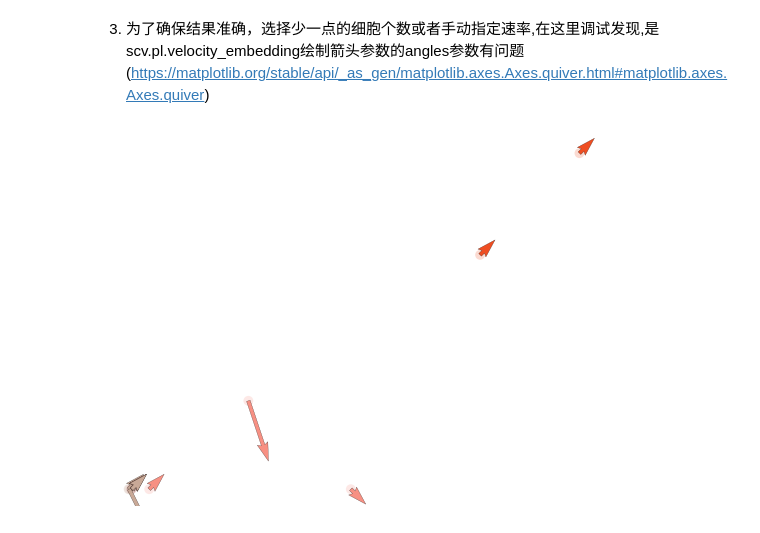
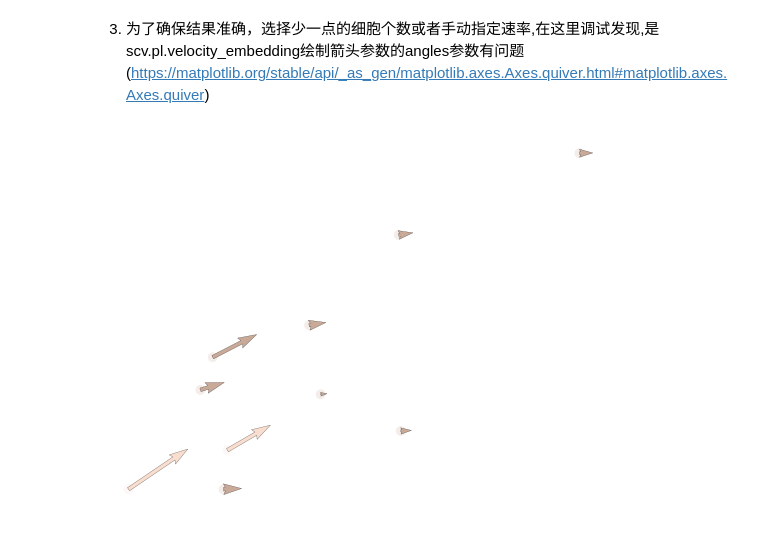
Before and after one commit to HuangDDU/velovgi_workstation, a Jupyter notebook: notebook/local_pc/23_04_25_07_erythroid_lineage_下游分析3_转录爆发基因的单个速率基因查看.ipynb, the cells around one changed output. Cells and saved outputs as stored; diff of their text form; code cells hidden in the pictures.

```diff
--- a/notebook/local_pc/23_04_25_07_erythroid_lineage_下游分析3_转录爆发基因的单个速率基因查看.ipynb
+++ b/notebook/local_pc/23_04_25_07_erythroid_lineage_下游分析3_转录爆发基因的单个速率基因查看.ipynb
@@ -11,7 +14,8 @@ import velovgi
 ## 1. 读取结果
 # %%
 # adata_dir = "tmp/erythroid_lineage/adata"
-adata_dir = "tmp/erythroid_lineage2/adata"
+# adata_dir = "tmp/erythroid_lineage2/adata"
+adata_dir = "tmp/erythroid_lineage_cluster/adata"
 adata = velovgi.tl.read_adata(adata_dir)
 batch_key = "stage"
 cluster_key = "celltype"
@@ -59,5 +66,5 @@ gene_list = ["Hba-x", "Hbb-y"]
 # %%
-if type(adata.layers["velocity_u"]) != adata.layers["velocity"]:
-    adata.layers["velocity_u"] = adata.layers["velocity_u"].A
+adata.layers["velocity_u"] = adata.layers["velocity_u"].A
+adata.layers["velocity_u"] = adata.layers["velocity_u"].A
 # %% [markdown]
 1. 一维速率(原本只有velocity,没有velocity_u)
@@ -73,13 +91,14 @@ scv.pl.velocity_embedding(adata, basis=gene_list, color=cluster_key, **kwargs)
 2. 二维速率，需要提取unspliced的速率，要从模型中重新拿
 # %%
 # murk_gene = "Hba-x"
-murk_gene = "Hbb-y"
+# murk_gene = "Hbb-y"
+murk_gene = "Smim1"
 time_key = "latent_time"
 
 adata.obs[time_key] = adata[:, murk_gene].layers["fit_t"].A[:, 0] # 提取该基因的时间
 
 v_kwargs={'vkey': 'velocity', 'size': 200, 'frameon': False, 'title': '',
-          'legend_loc': 'none', 'linewidth': .15, "angles": "uv"} # 这里绘制箭头的angles参数是发现bug的地方
+          'legend_loc': 'none', 'linewidth': .15, "angles": "uv", "arrow_length":100} # 这里绘制箭头的angles参数是发现bug的地方
 
 scv.pl.velocity_embedding(adata, basis=murk_gene, color=cluster_key, **v_kwargs)
 scv.pl.velocity_embedding(adata, basis=murk_gene, color=time_key, colorbar=True, **v_kwargs)
@@ -91,22 +110,20 @@ scv.pl.velocity_embedding(adata, basis=murk_gene, color=time_key, colorbar=True,
 # %%
 import numpy as np
 
 topn=10
-tmp_adata = subsample_adata[:topn, murk_gene]
-
-tmp_adata.layers["spliced"] = tmp_adata.layers["spliced"].A
-tmp_adata.layers["unspliced"] = tmp_adata.layers["unspliced"].A
+# topn=100
+tmp_adata = adata[:topn, murk_gene]
 
 # print(type(tmp_adata.layers["spliced"]), type(tmp_adata.layers["unspliced"]))
 # print(tmp_adata[:, murk_gene].layers["velocity"], tmp_adata[:, murk_gene].layers["velocity_u"])
 
 # # 手动指定s,u的速率
-tmp_adata.layers["velocity"] = np.array([1,1,1,1,1,1,1,1,1,1]).reshape(10,1)
-tmp_adata.layers["velocity_u"] = np.array([1,1,1,-1,1,1,1,-2,1,-3]).reshape(10,1)
+# tmp_adata.layers["velocity"] = np.array([1,1,1,1,1,1,1,1,1,1]).reshape(10,1)
+# tmp_adata.layers["velocity_u"] = np.array([1,1,1,-1,1,1,1,-2,1,-3]).reshape(10,1)
 
 # # TODO: 出Bug的地方,没有u是在s上的一维速率,有了u是在u上的一维速率(按道理应该是二位速率了)
 # del tmp_adata.layers["velocity_u"]
 
 scv.pl.velocity_embedding(tmp_adata, basis=murk_gene, color=cluster_key, **v_kwargs)
 # %% [output]
-[figure, old version]
+[figure, new version]
```
Also changed, not shown: parts of 17 cells of this notebook, 10 other files.
